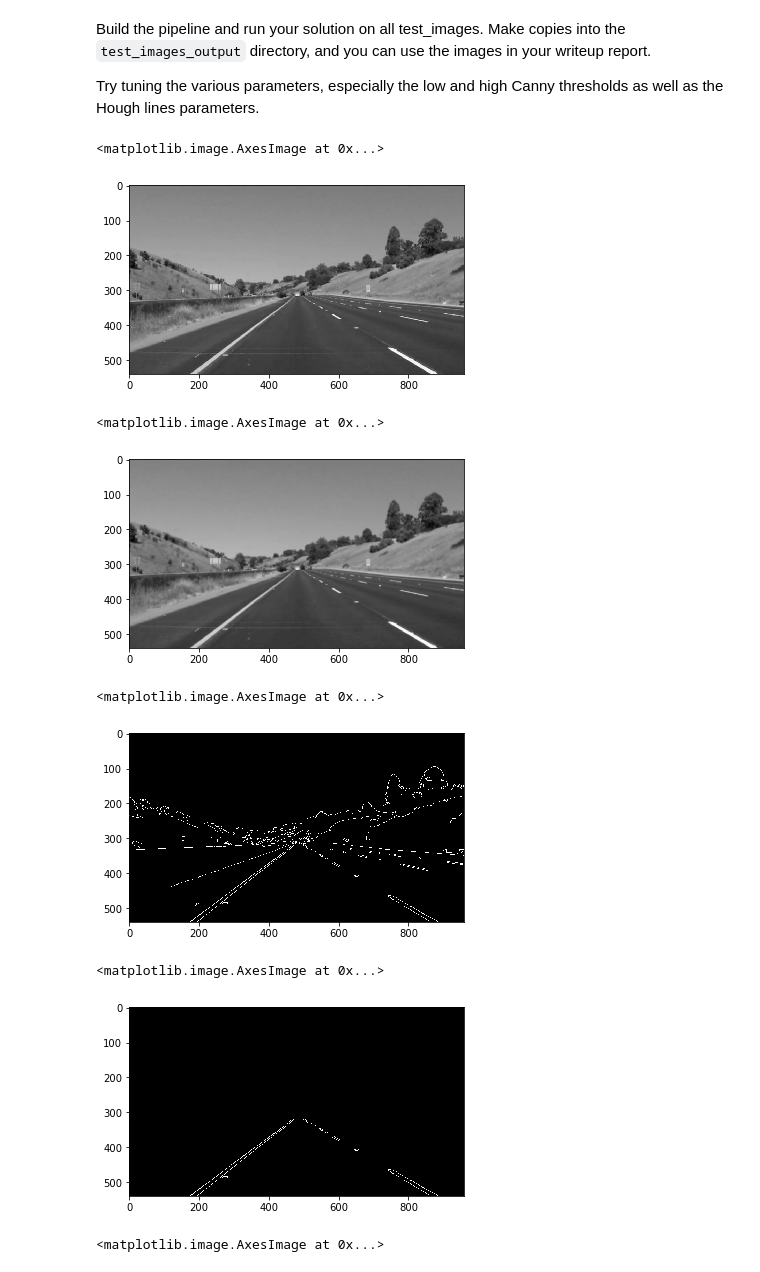
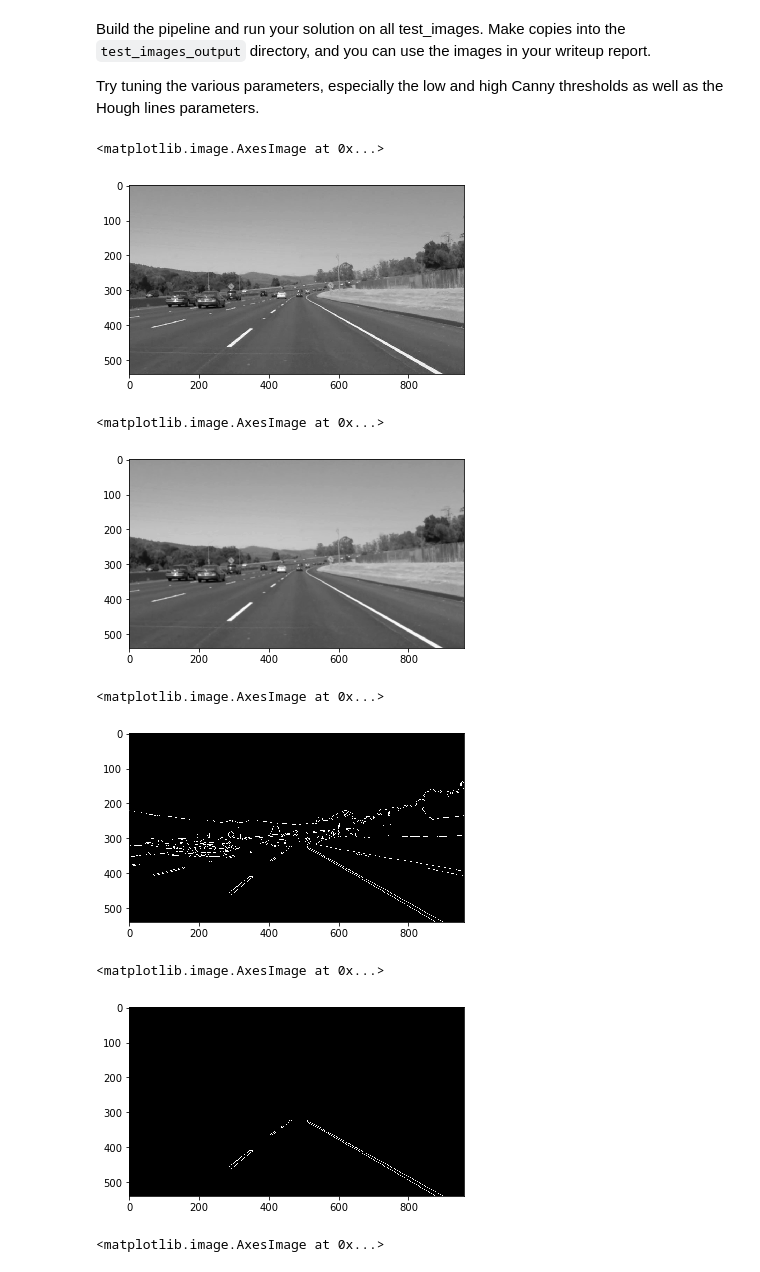
Before and after one commit to manika1511/self_driving_car_nd, a Jupyter notebook: term1/CarND-LaneLines-P1-solution/P1.ipynb, the cells around one changed output. Cells and saved outputs as stored; diff of their text form; code cells hidden in the pictures.

```diff
--- a/term1/CarND-LaneLines-P1-solution/P1.ipynb
+++ b/term1/CarND-LaneLines-P1-solution/P1.ipynb
@@ -264,14 +254,14 @@ Try tuning the various parameters, especially the low and high Canny thresholds
 # %%
 # TODO: Build your pipeline that will draw lane lines on the test_images
 # then save them to the test_images directory.
 
 #Converting image to grayscale
-test_image_1 = mpimg.imread('test_images/whiteCarLaneSwitch.jpg')
+test_image_1 = mpimg.imread('test_images/solidWhiteCurve.jpg')
 gray_image_1=grayscale(test_image_1)
 plt.imshow(gray_image_1, cmap='gray')
 # %% [output]
 <matplotlib.image.AxesImage at 0x...>
-[figure, old version]
+[figure, new version]
 # %%
 # Define a kernel size and apply Gaussian smoothing
 kernel_size = 5
@@ -279,7 +269,7 @@ blur_gray_1=gaussian_blur(gray_image_1, kernel_size)
 plt.imshow(blur_gray_1, cmap='gray')
 # %% [output]
 <matplotlib.image.AxesImage at 0x...>
-[figure, old version]
+[figure, new version]
 # %%
 # Define our parameters for Canny to find edges in the image and apply
 low_threshold = 50
@@ -288,7 +278,7 @@ edges_image_1 = canny(blur_gray_1, low_threshold, high_threshold)
 plt.imshow(edges_image_1, cmap='gray')
 # %% [output]
 <matplotlib.image.AxesImage at 0x...>
-[figure, old version]
+[figure, new version]
 # %%
 # Define a four sided polygon to mask
 imshape = test_image_1.shape
@@ -297,7 +287,7 @@ masked_image1= region_of_interest(edges_image_1,vertices)
 plt.imshow(masked_image1, cmap='gray')
 # %% [output]
 <matplotlib.image.AxesImage at 0x...>
-[figure, old version]
+[figure, new version]
 # %%
 # Define the Hough transform parameters
 # Make a blank the same size as our image to draw on
```
Also changed, not shown: parts of 10 cells of this notebook.
